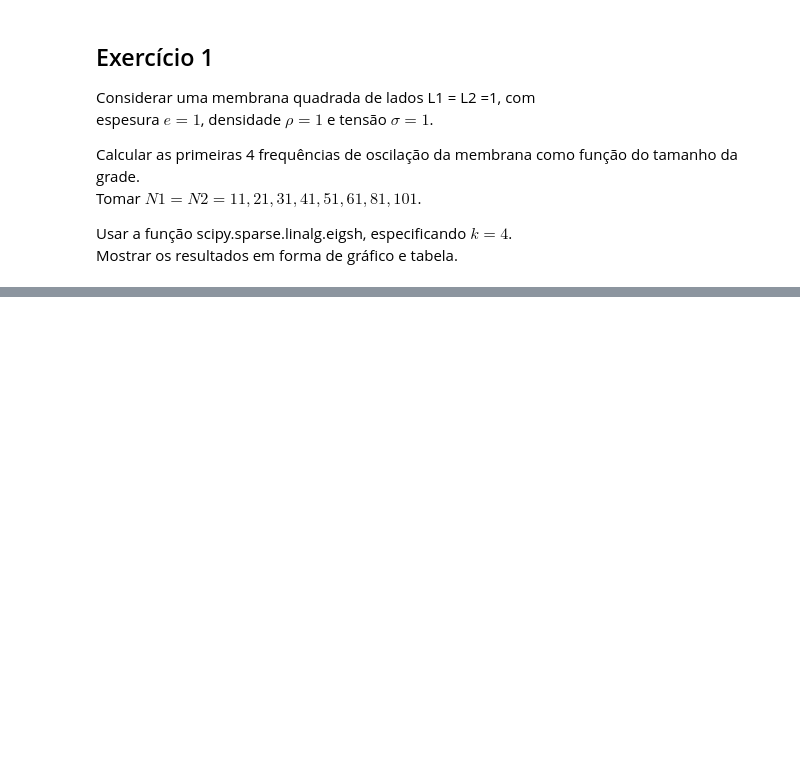
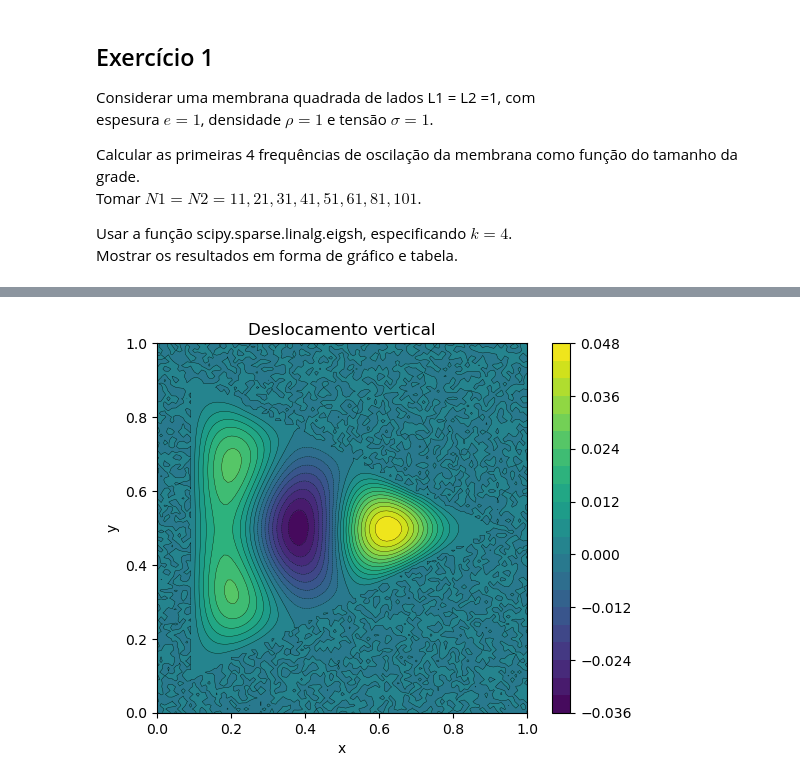
Before and after one commit to Ellocofonseca/C-lculo_Num-rico_Membranasa, a Jupyter notebook: Trabalho2.ipynb, the cells around one changed output, grey strips where cells are left out. Cells and saved outputs as stored; diff of their text form; code cells hidden in the pictures; blank space fills up the shorter version.

```diff
--- a/Trabalho2.ipynb
+++ b/Trabalho2.ipynb
@@ -95,0 +181,23 @@ para uma membrana de forma triangular.<br>
+# %%
+def PlotaMembrane(N1,N2,L1,L2,W):
+    x = np.linspace(0, L1, N1)
+    y = np.linspace(0, L2, N2)
+    X,Y=np.meshgrid(x,y)
+    Z = np.copy(W)
+    fig, ax = plt.subplots()
+    ax.set_aspect('equal')
+    ax.set(xlabel='x', ylabel='y', title='Deslocamento vertical')
+    im = ax.contourf(X, Y, Z, 20)
+    im2 = ax.contour(X, Y, Z, 20, linewidths=0.25, colors='k')
+    fig.colorbar(im, ax=ax)
+    plt.show()
+
+k = 3
+mode = Q[:,k]# + Q[:,1] + Q[:,2] + + Q[:,5] + Q[:,12]
+#mode[np.where(np.abs(mode) < 1e-10)] = 0.0
+#print('\nFrequencias:', omegas,'\n')
+
+Wplot = mode.reshape(N[7],N[7])
+PlotaMembrane(N[7],N[7],L1,L2,Wplot)
+# %% [output]
+[figure, added]
```
Also changed, not shown: parts of 8 cells of this notebook, 1 other file.
